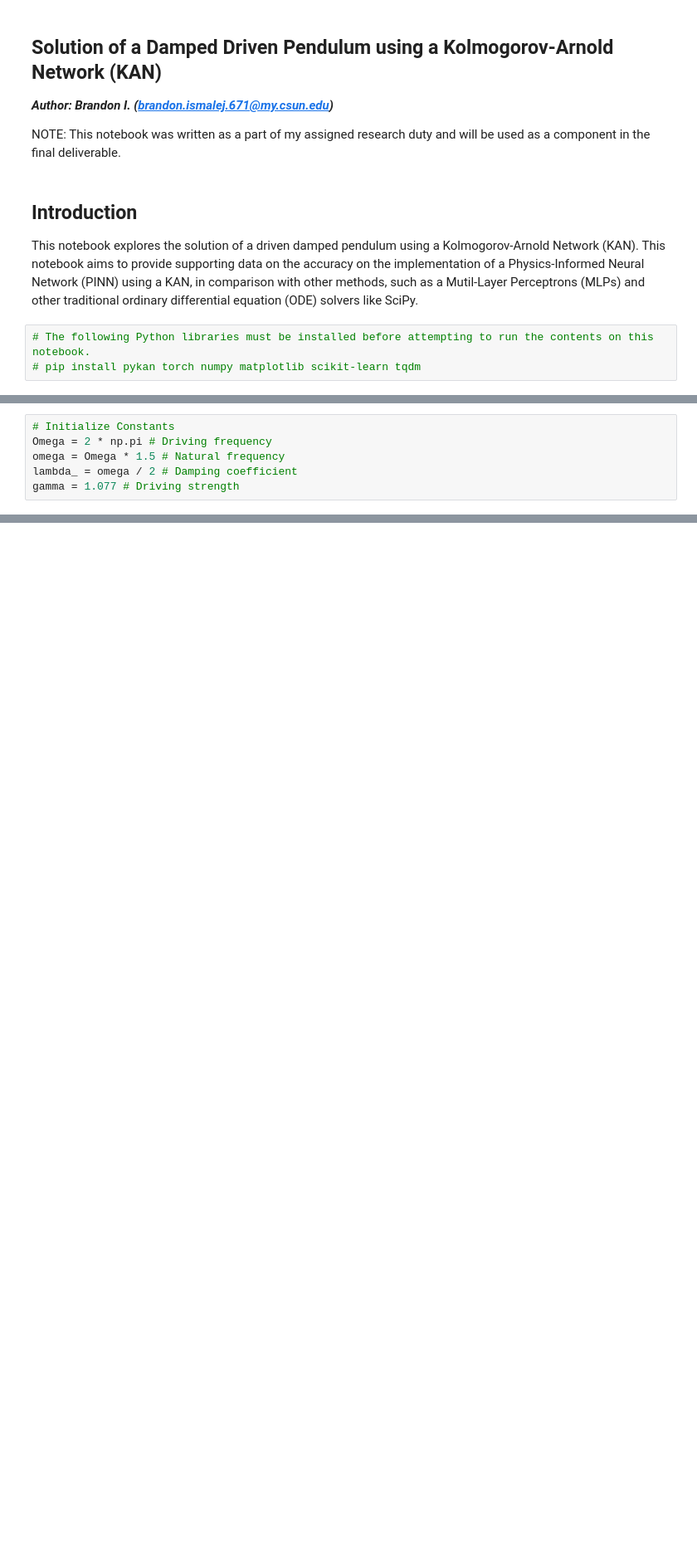
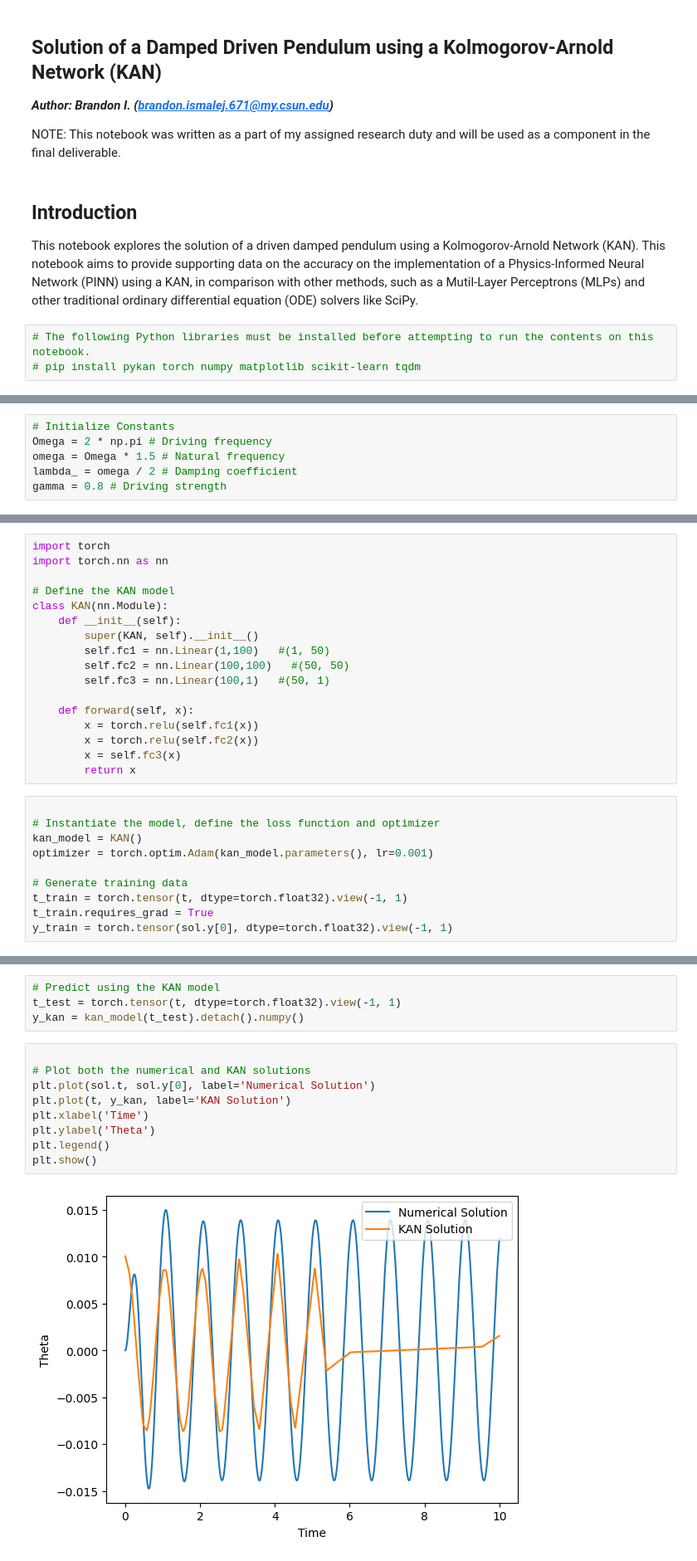
Before and after one commit to Brandon-Ism/Physics-Equations-PINNs, a Jupyter notebook: notebooks/KAN_Driven_Damped_Pendulum.ipynb, the cells around one changed output, grey strips where cells are left out. Shown: that part at 83% size. Drawn from its saved outputs; the diff is of its cells as text; blank space fills up the shorter version.

```diff
--- a/notebooks/KAN_Driven_Damped_Pendulum.ipynb
+++ b/notebooks/KAN_Driven_Damped_Pendulum.ipynb
@@ -23,4 +24,4 @@ from tqdm import tqdm
 Omega = 2 * np.pi # Driving frequency
 omega = Omega * 1.5 # Natural frequency
 lambda_ = omega / 2 # Damping coefficient
-gamma = 1.077 # Driving strength
+gamma = 0.8 # Driving strength
@@ -26,0 +47,27 @@ gamma = 1.077 # Driving strength
+# %%
+import torch
+import torch.nn as nn
+
+# Define the KAN model
+class KAN(nn.Module):
+    def __init__(self):
+        super(KAN, self).__init__()
+        self.fc1 = nn.Linear(1,100)   #(1, 50)
+        self.fc2 = nn.Linear(100,100)   #(50, 50)
+        self.fc3 = nn.Linear(100,1)   #(50, 1)
+
+    def forward(self, x):
+        x = torch.relu(self.fc1(x))
+        x = torch.relu(self.fc2(x))
+        x = self.fc3(x)
+        return x
+# %%
+
+# Instantiate the model, define the loss function and optimizer
+kan_model = KAN()
+optimizer = torch.optim.Adam(kan_model.parameters(), lr=0.001)
+
+# Generate training data
+t_train = torch.tensor(t, dtype=torch.float32).view(-1, 1)
+t_train.requires_grad = True
+y_train = torch.tensor(sol.y[0], dtype=torch.float32).view(-1, 1)
@@ -26,0 +126,15 @@ gamma = 1.077 # Driving strength
+# %%
+# Predict using the KAN model
+t_test = torch.tensor(t, dtype=torch.float32).view(-1, 1)
+y_kan = kan_model(t_test).detach().numpy()
+# %%
+
+# Plot both the numerical and KAN solutions
+plt.plot(sol.t, sol.y[0], label='Numerical Solution')
+plt.plot(t, y_kan, label='KAN Solution')
+plt.xlabel('Time')
+plt.ylabel('Theta')
+plt.legend()
+plt.show()
+# %% [output]
+[figure, added]
```
Also changed, not shown: parts of 6 cells of this notebook.
